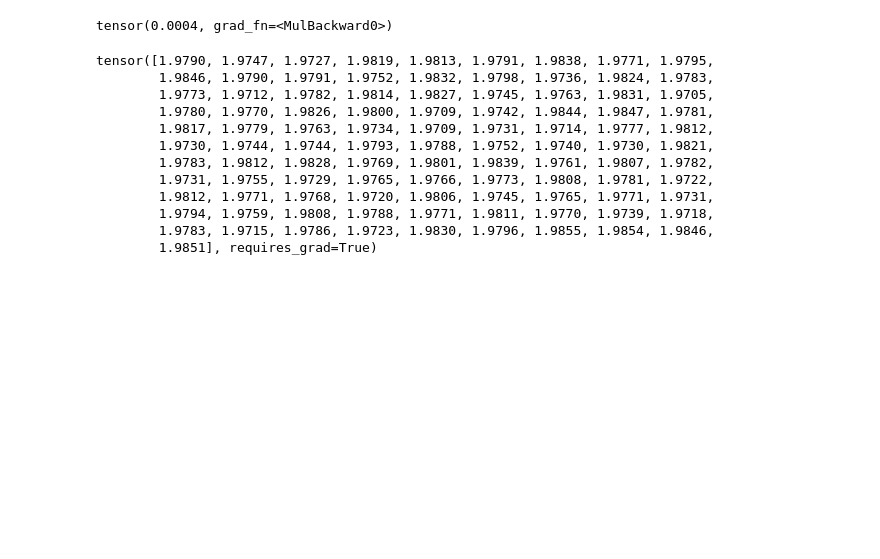
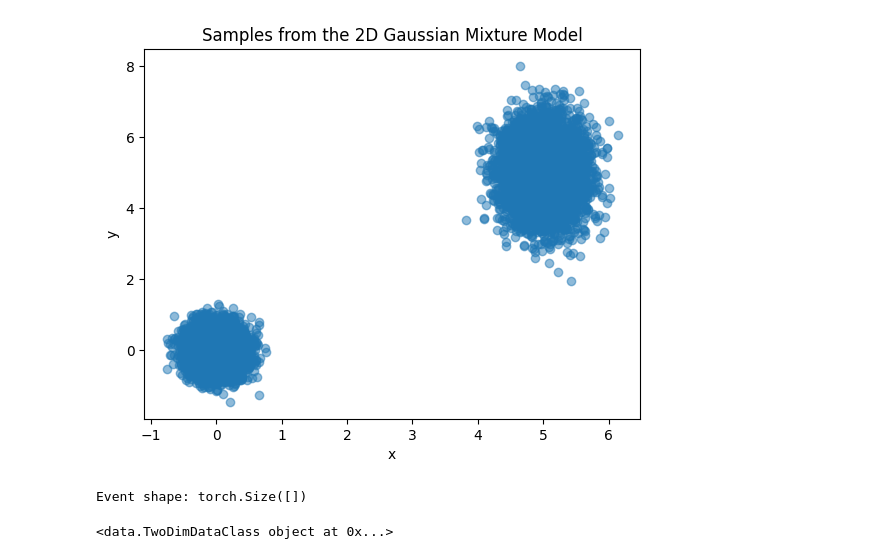
Before and after one commit to chris-mrn/SVGD, a Jupyter notebook: Notebook_test.ipynb, the cells around one changed output. Saved outputs shown, nothing was run; the diff lists cells and outputs as text; code cells hidden in the pictures; blank space fills up the shorter version.

```diff
--- a/Notebook_test.ipynb
+++ b/Notebook_test.ipynb
@@ -51,0 +44,21 @@ tensor(1.)
+# %%
+from torch.distributions import Normal, Categorical, Independent
+from torch.distributions.mixture_same_family import MixtureSameFamily
+
+# Adjust the means to separate the Gaussians more
+means = torch.tensor([[0., 0.], [5., 5.]])  # Increased separation between the means
+stds = torch.rand(2, 2)  # Standard deviations remain random
+
+mix = Categorical(torch.ones(2,))
+comp = Independent(Normal(means, stds), 1)
+gmm = MixtureSameFamily(mix, comp)
+
+true_samples = gmm.sample((10000,)).detach().numpy()  # generate 1000 samples
+samples = true_samples
+
+# Plotting the samples
+plt.scatter(true_samples[:, 0], true_samples[:, 1], alpha=0.5)
+plt.title('Samples from the 2D Gaussian Mixture Model')
+plt.xlabel('x')
+plt.ylabel('y')
+plt.show()
@@ -51,0 +67,26 @@ tensor(1.)
+# %%
+# To sample from this mixture model:
+true_samples = gmm.sample((10000,)).detach().numpy()  # generate 1000 samples
+samples = true_samples
+
+# Plotting the samples
+plt.scatter(true_samples[:, 0], true_samples[:, 1], alpha=0.5)
+plt.title('Samples from the 2D Gaussian Mixture Model')
+plt.xlabel('x')
+plt.ylabel('y')
+plt.show()
+# %% [output]
+[figure, added]
+# %%
+import torch
+import torch.distributions as dist
+
+# Define a normal distribution with mean 0 and standard deviation 1
+normal_dist = dist.Normal(torch.Tensor([1, 2]), torch.ones(2, 2))
+
+# Get the event shape (dimension of the samples)
+event_shape = normal_dist.event_shape
+
+print("Event shape:", event_shape)
+# %% [output]
+Event shape: torch.Size([])
@@ -52,19 +108,4 @@ tensor(1.)
 # %%
-print(b)
+print(data)
 # %% [output]
-tensor(0.0004, grad_fn=<MulBackward0>)
+<data.TwoDimDataClass object at 0x...>
-# %%
-print(a)
-# %% [output]
-tensor([1.9790, 1.9747, 1.9727, 1.9819, 1.9813, 1.9791, 1.9838, 1.9771, 1.9795,
-        1.9846, 1.9790, 1.9791, 1.9752, 1.9832, 1.9798, 1.9736, 1.9824, 1.9783,
-        1.9773, 1.9712, 1.9782, 1.9814, 1.9827, 1.9745, 1.9763, 1.9831, 1.9705,
-        1.9780, 1.9770, 1.9826, 1.9800, 1.9709, 1.9742, 1.9844, 1.9847, 1.9781,
-        1.9817, 1.9779, 1.9763, 1.9734, 1.9709, 1.9731, 1.9714, 1.9777, 1.9812,
-        1.9730, 1.9744, 1.9744, 1.9793, 1.9788, 1.9752, 1.9740, 1.9730, 1.9821,
-        1.9783, 1.9812, 1.9828, 1.9769, 1.9801, 1.9839, 1.9761, 1.9807, 1.9782,
-        1.9731, 1.9755, 1.9729, 1.9765, 1.9766, 1.9773, 1.9808, 1.9781, 1.9722,
-        1.9812, 1.9771, 1.9768, 1.9720, 1.9806, 1.9745, 1.9765, 1.9771, 1.9731,
-        1.9794, 1.9759, 1.9808, 1.9788, 1.9771, 1.9811, 1.9770, 1.9739, 1.9718,
-        1.9783, 1.9715, 1.9786, 1.9723, 1.9830, 1.9796, 1.9855, 1.9854, 1.9846,
-        1.9851], requires_grad=True)
```
Also changed, not shown: parts of 8 cells of this notebook, 5 other files.
